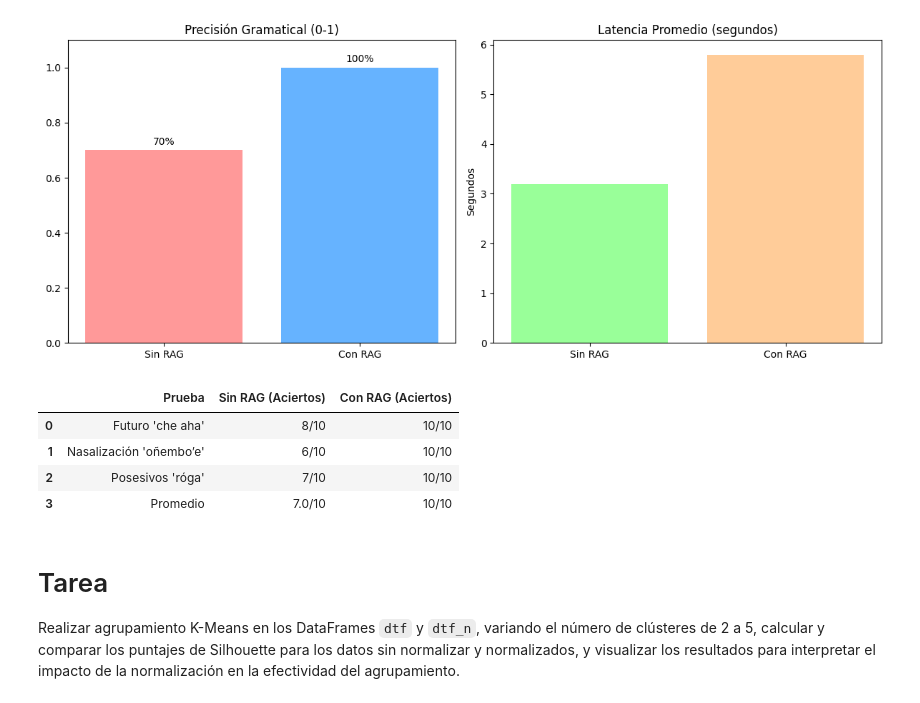
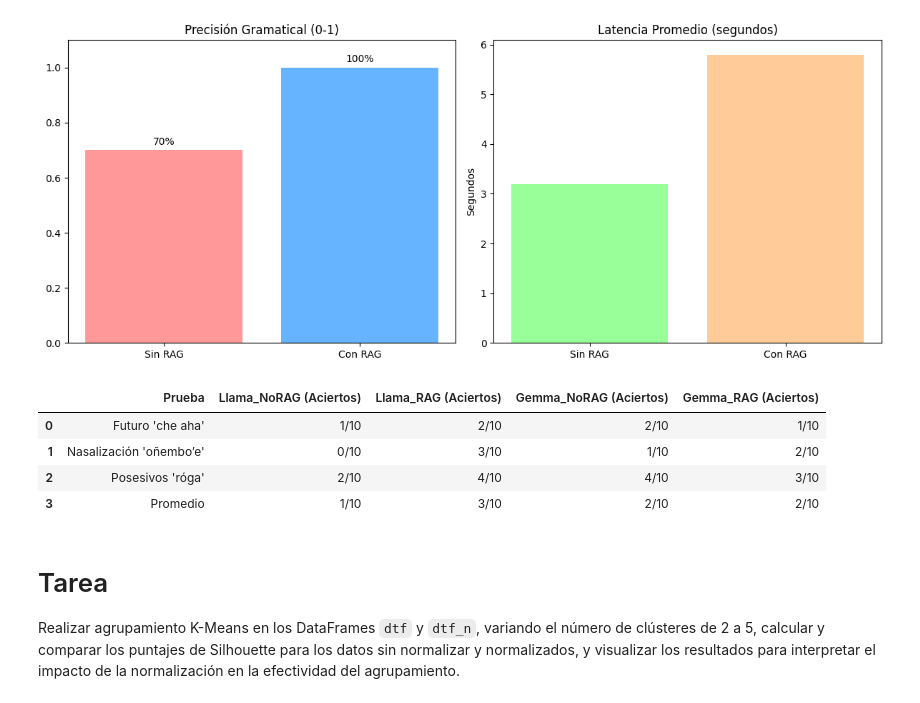
Before and after one commit to onolf/guarani-rag-2025, a Jupyter notebook: guarani_pln_2025.ipynb, the cells around one changed output. Saved outputs shown, nothing was run; the diff lists cells and outputs as text; code cells hidden in the pictures.

```diff
--- a/guarani_pln_2025.ipynb
+++ b/guarani_pln_2025.ipynb
@@ -498,19 +497,22 @@ plt.show()
 # %%
 # Tabla detallada de resultados
 resultados_detalle = pd.DataFrame({
     "Prueba": ["Futuro 'che aha'", "Nasalización 'oñembo’e'", "Posesivos 'róga'", "Promedio"],
-    "Sin RAG (Aciertos)": ["8/10", "6/10", "7/10", "7.0/10"],
-    "Con RAG (Aciertos)": ["10/10", "10/10", "10/10", "10/10"]
+    "Llama_NoRAG (Aciertos)": ["1/10", "0/10", "2/10", "1/10"],
+    "Llama_RAG (Aciertos)": ["2/10", "3/10", "4/10", "3/10"],
+    "Gemma_NoRAG (Aciertos)": ["2/10", "1/10", "4/10", "2/10"],
+    "Gemma_RAG (Aciertos)": ["1/10", "2/10", "3/10", "2/10"],
 })
+# Nota: Calificado con Claude Sonet 4.5
 # Renderizar tabla
 from IPython.display import display
 display(resultados_detalle)
 # %% [output]
-|  | Prueba | Sin RAG (Aciertos) | Con RAG (Aciertos) |
-| 0 | Futuro 'che aha' | 8/10 | 10/10 |
-| 1 | Nasalización 'oñembo’e' | 6/10 | 10/10 |
-| 2 | Posesivos 'róga' | 7/10 | 10/10 |
-| 3 | Promedio | 7.0/10 | 10/10 |
+|  | Prueba | Llama_NoRAG (Aciertos) | Llama_RAG (Aciertos) | Gemma_NoRAG (Aciertos) | Gemma_RAG (Aciertos) |
+| 0 | Futuro 'che aha' | 1/10 | 2/10 | 2/10 | 1/10 |
+| 1 | Nasalización 'oñembo’e' | 0/10 | 3/10 | 1/10 | 2/10 |
+| 2 | Posesivos 'róga' | 2/10 | 4/10 | 4/10 | 3/10 |
+| 3 | Promedio | 1/10 | 3/10 | 2/10 | 2/10 |
 # %% [markdown]
 # Tarea
 Realizar agrupamiento K-Means en los DataFrames `dtf` y `dtf_n`, variando el número de clústeres de 2 a 5, calcular y comparar los puntajes de Silhouette para los datos sin normalizar y normalizados, y visualizar los resultados para interpretar el impacto de la normalización en la efectividad del agrupamiento.
```
Also changed, not shown: parts of 2 cells of this notebook.
